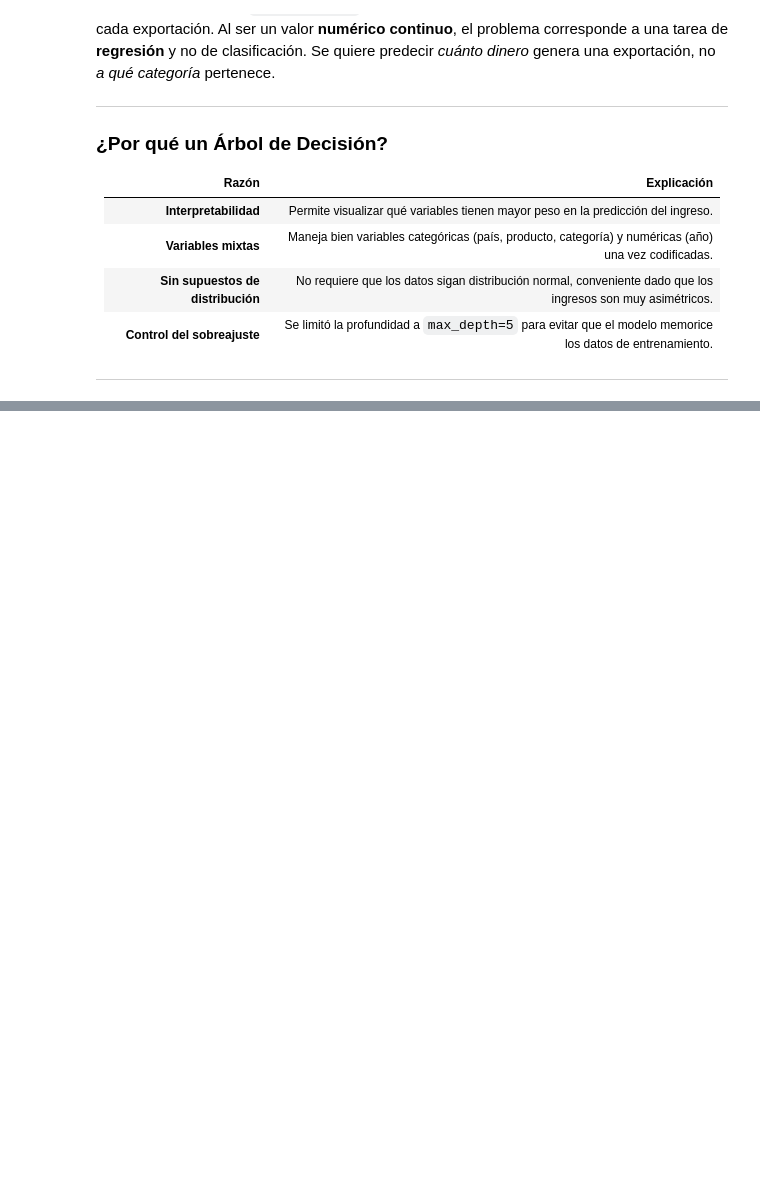
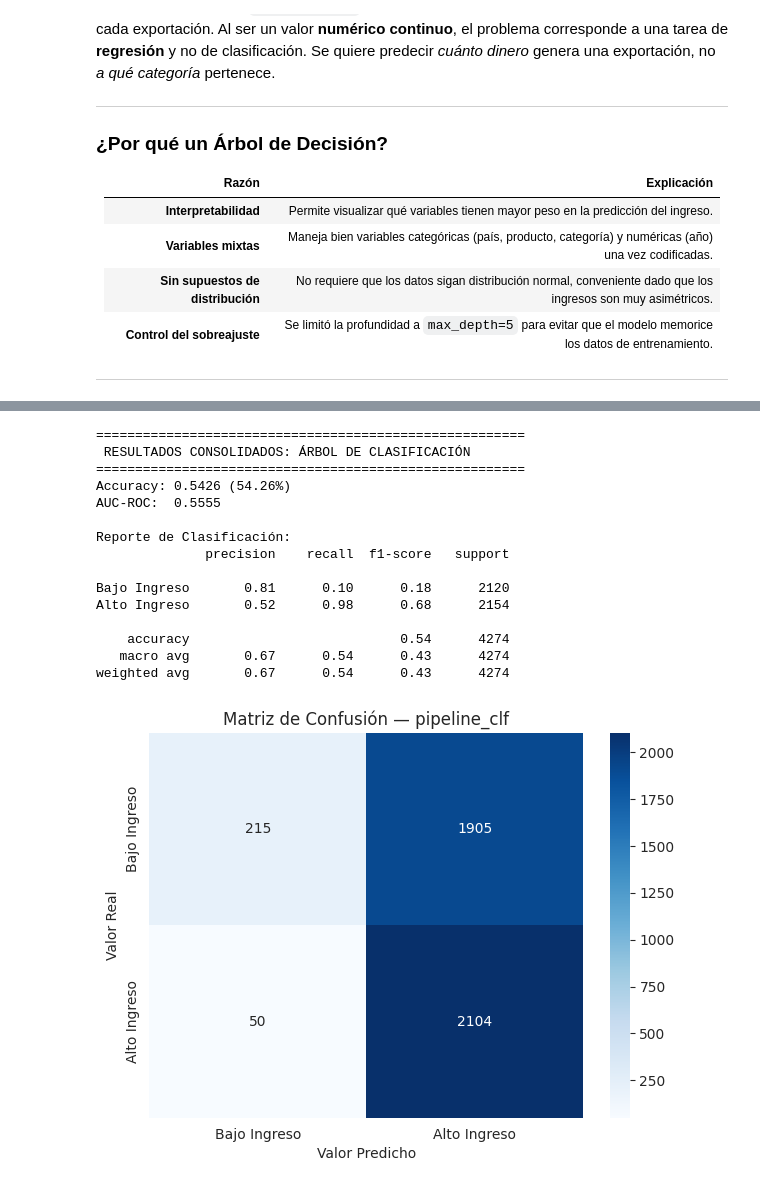
Before and after one commit to Cxris2145/MineriaDatos2026, a Jupyter notebook: ExportacionesChile2026_v2_KMeans_Metricas.ipynb, the cells around one changed output, grey strips where cells are left out. Drawn from its saved outputs; the diff is of its cells as text; code cells hidden in the pictures; blank space fills up the shorter version.

```diff
--- a/ExportacionesChile2026_v2_KMeans_Metricas.ipynb
+++ b/ExportacionesChile2026_v2_KMeans_Metricas.ipynb
@@ -1492,0 +1026,70 @@ Esto es coherente con todo el análisis previo: la alta dispersión de ingresos
+# %%
+from sklearn.metrics import accuracy_score, confusion_matrix, classification_report, roc_auc_score, roc_curve
+import matplotlib.pyplot as plt
+import seaborn as sns
+import pandas as pd
+
+# --- 1. PREDICCIÓN CON EL PIPELINE ACTUAL ---
+y_pred_clf = pipeline_clf.predict(X_test_base)
+y_proba_clf = pipeline_clf.predict_proba(X_test_base)[:, 1]
+
+# --- 2. CÁLCULO DE MÉTRICAS ---
+accuracy = accuracy_score(y_test_clf, y_pred_clf)
+auc_roc = roc_auc_score(y_test_clf, y_proba_clf)
+
+print("=" * 55)
+print(" RESULTADOS CONSOLIDADOS: ÁRBOL DE CLASIFICACIÓN ")
+print("=" * 55)
+print(f"Accuracy: {accuracy:.4f} ({accuracy * 100:.2f}%)")
+print(f"AUC-ROC:  {auc_roc:.4f}\n")
+
+print("Reporte de Clasificación:")
+print(classification_report(
+    y_test_clf,
+    y_pred_clf,
+    target_names=['Bajo Ingreso', 'Alto Ingreso']
+))
+
+# --- 3. MATRIZ DE CONFUSIÓN ---
+cm = confusion_matrix(y_test_clf, y_pred_clf)
+plt.figure(figsize=(7, 5))
+sns.heatmap(
+    cm,
+    annot=True,
+    fmt='d',
+    cmap='Blues',
+    xticklabels=['Bajo Ingreso', 'Alto Ingreso'],
+    yticklabels=['Bajo Ingreso', 'Alto Ingreso']
+)
+plt.title('Matriz de Confusión — pipeline_clf')
+plt.ylabel('Valor Real')
+plt.xlabel('Valor Predicho')
+plt.show()
+
+# --- 4. CURVA ROC ---
+fpr, tpr, _ = roc_curve(y_test_clf, y_proba_clf)
+plt.figure(figsize=(6, 5))
+plt.plot(fpr, tpr, label=f"pipeline_clf (AUC = {auc_roc:.2f})", linewidth=2)
+plt.plot([0, 1], [0, 1], linestyle='--', color='gray', label="Azar (AUC = 0.50)")
+plt.xlabel("Tasa de Falsos Positivos")
+plt.ylabel("Tasa de Verdaderos Positivos")
+plt.title("Curva ROC Actualizada")
+plt.legend()
+plt.show()
+# %% [output]
+=======================================================
+ RESULTADOS CONSOLIDADOS: ÁRBOL DE CLASIFICACIÓN
+=======================================================
+Accuracy: 0.5426 (54.26%)
+AUC-ROC:  0.5555
+
+Reporte de Clasificación:
+              precision    recall  f1-score   support
+
+Bajo Ingreso       0.81      0.10      0.18      2120
+Alto Ingreso       0.52      0.98      0.68      2154
+
+    accuracy                           0.54      4274
+   macro avg       0.67      0.54      0.43      4274
+weighted avg       0.67      0.54      0.43      4274
+[figure, added]
```
Also changed, not shown: parts of 61 cells of this notebook.
